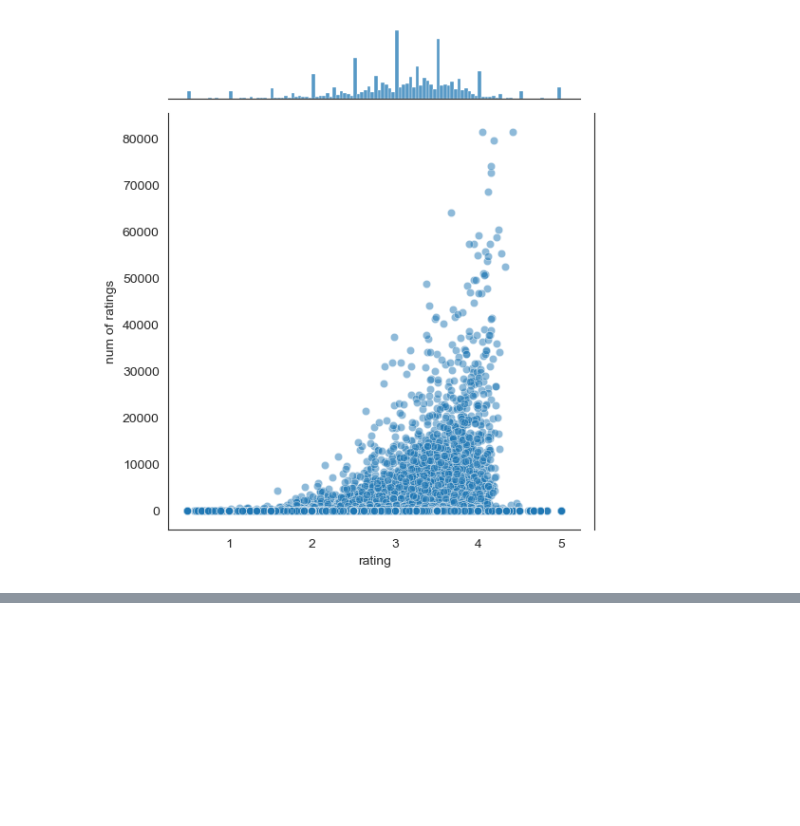
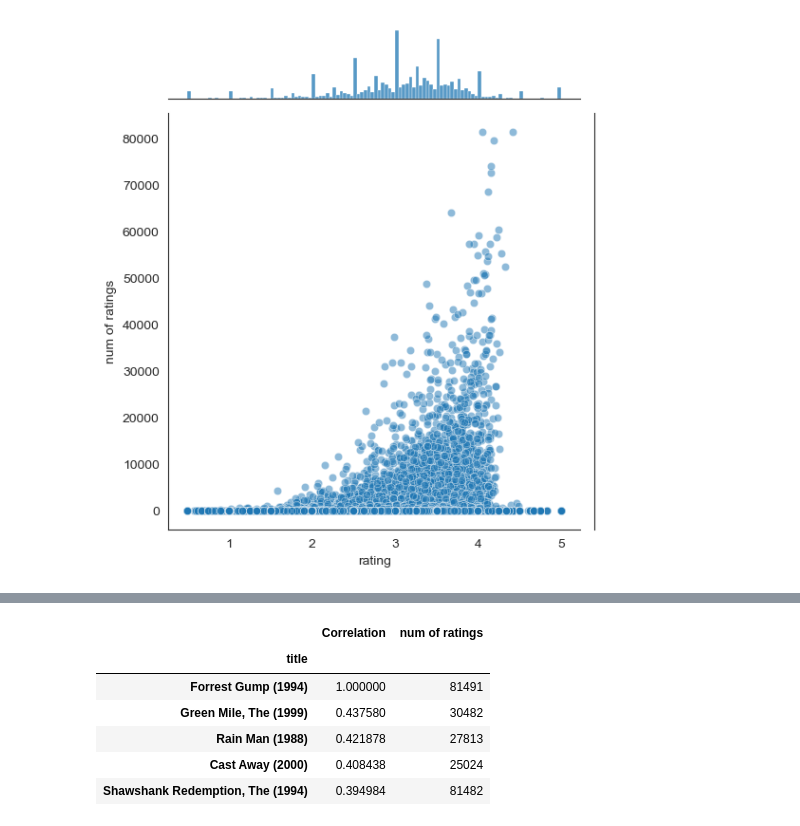
Before and after one commit to arunnats/Flix, a Jupyter notebook: recommender/analysis.ipynb, the cells around one changed output, grey strips where cells are left out. Saved outputs shown, nothing was run; the diff lists cells and outputs as text; code cells hidden in the pictures; blank space fills up the shorter version.

```diff
--- a/recommender/analysis.ipynb
+++ b/recommender/analysis.ipynb
@@ -114,0 +251,10 @@ KeyError: 'user_id'
+# %%
+corr_starwars[corr_starwars['num of ratings']>10000].sort_values('Correlation',ascending=False).head()
+# %% [output]
+|  | Correlation | num of ratings |
+| title |  |  |
+| Forrest Gump (1994) | 1.000000 | 81491 |
+| Green Mile, The (1999) | 0.437580 | 30482 |
+| Rain Man (1988) | 0.421878 | 27813 |
+| Cast Away (2000) | 0.408438 | 25024 |
+| Shawshank Redemption, The (1994) | 0.394984 | 81482 |
```
Also changed, not shown: parts of 18 cells of this notebook, 1 other file.
